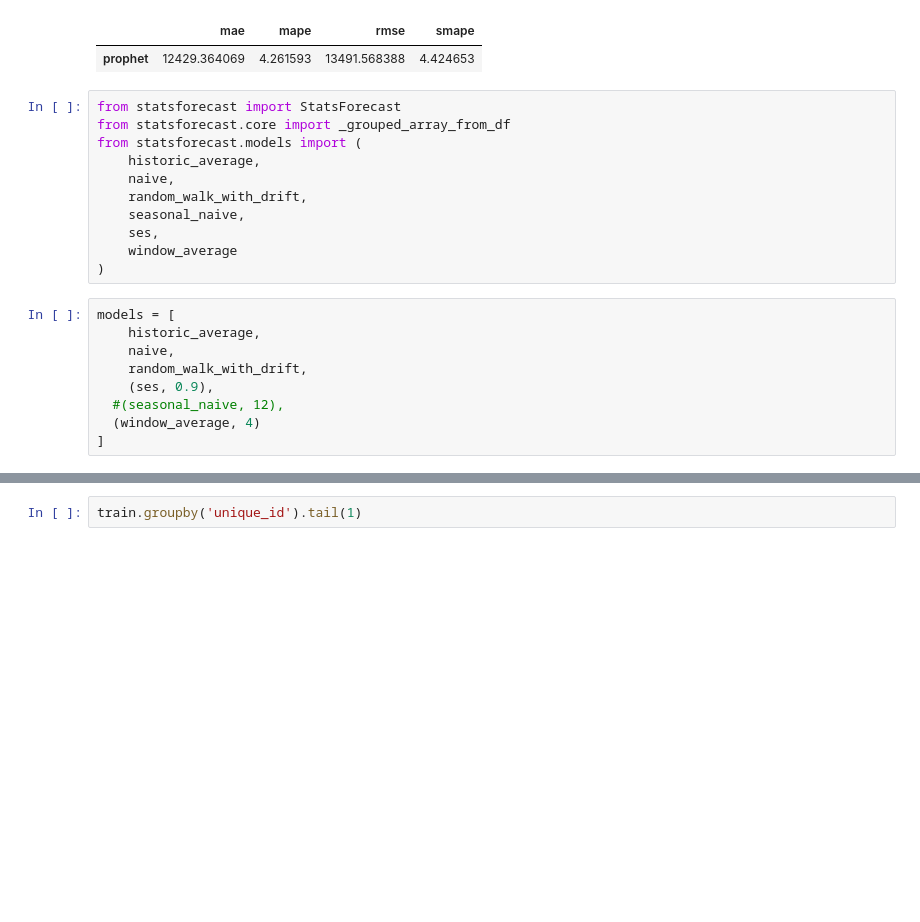
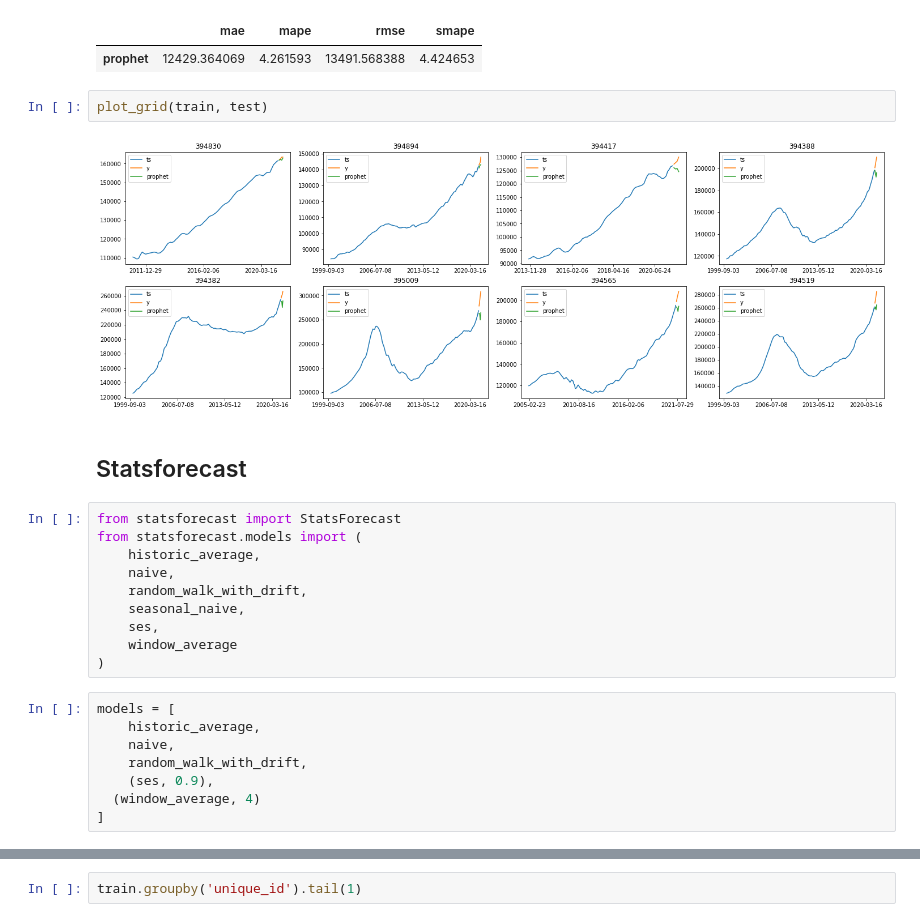
Before and after one commit to uumami/workshop_riskmathics, a Jupyter notebook: ts_workshop.ipynb, the cells around one changed output, grey strips where cells are left out. Saved outputs shown, nothing was run; the diff lists cells and outputs as text; blank space fills up the shorter version.

```diff
--- a/ts_workshop.ipynb
+++ b/ts_workshop.ipynb
@@ -362,9 +461,14 @@ evaluate_dataset(test, 4)
 # %% [output]
 |  | mae | mape | rmse | smape |
 | prophet | 12429.364069 | 4.261593 | 13491.568388 | 4.424653 |
+# %%
+plot_grid(train, test)
+# %% [output]
+[figure, added]
+# %% [markdown]
+## Statsforecast
 # %%
 from statsforecast import StatsForecast
-from statsforecast.core import _grouped_array_from_df
 from statsforecast.models import (
     historic_average,
     naive,
@@ -379,6 +483,5 @@ models = [
 	naive,
 	random_walk_with_drift,
 	(ses, 0.9),
-  #(seasonal_naive, 12),
   (window_average, 4)
 ]
```
Also changed, not shown: parts of 45 cells of this notebook.
